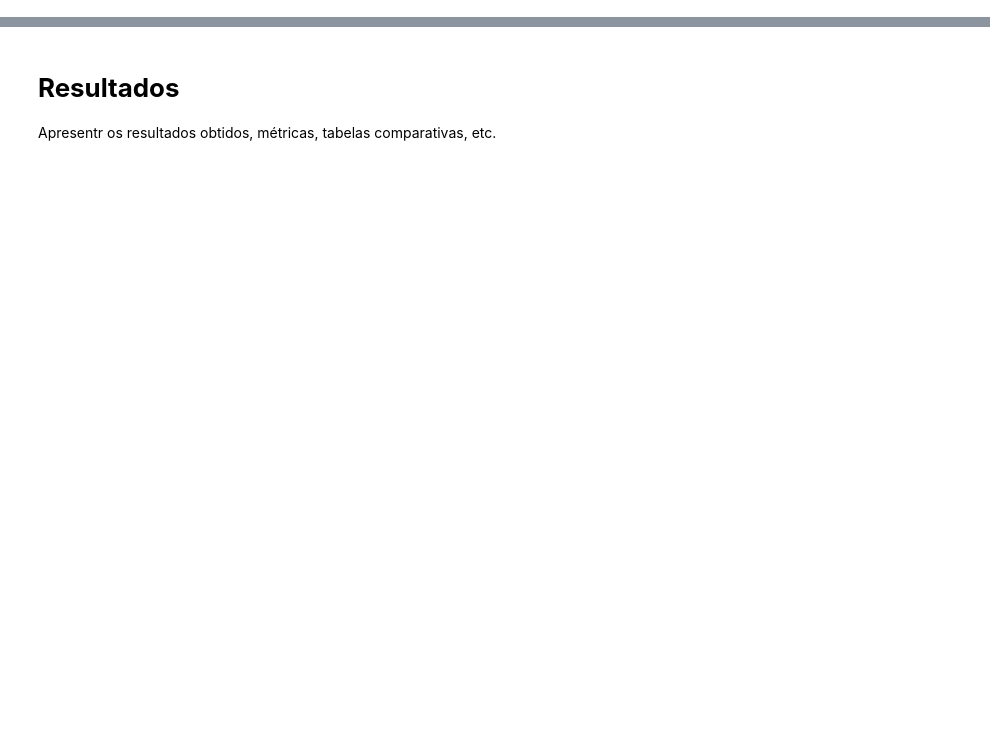
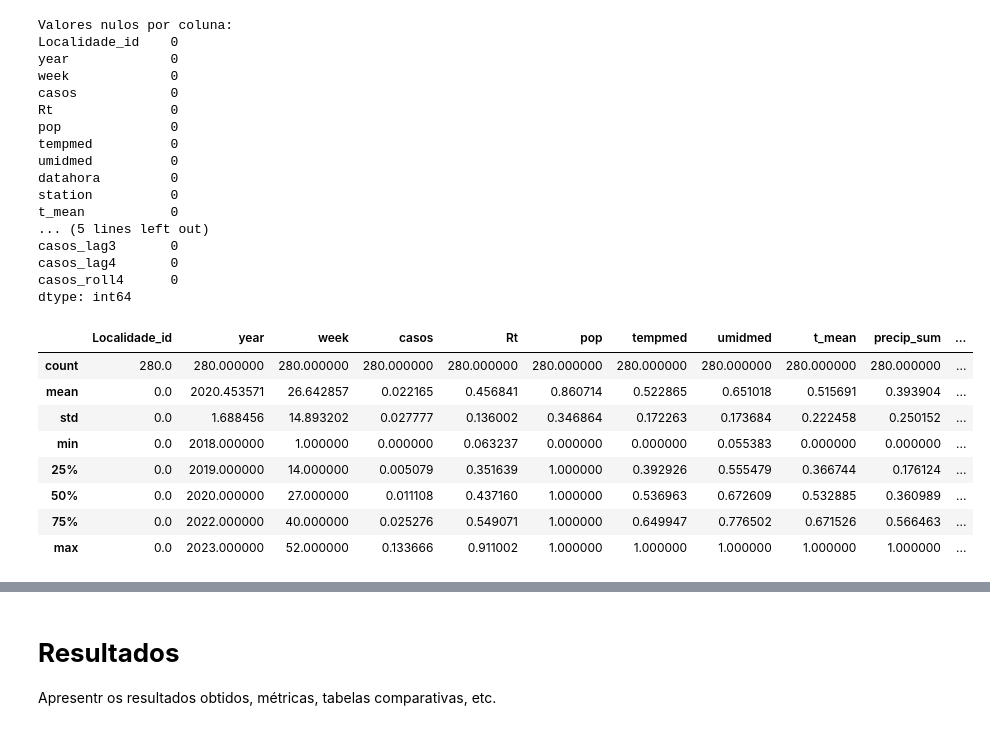
Before and after one commit to valdineyatilio/ProjetoAplicado-IV, a Jupyter notebook: A4/cd_projeto_aplicado_IV_entrega_4.ipynb, the cells around one changed output, grey strips where cells are left out. Saved outputs shown, nothing was run; the diff lists cells and outputs as text; code cells hidden in the pictures; blank space fills up the shorter version.

```diff
--- a/A4/cd_projeto_aplicado_IV_entrega_4.ipynb
+++ b/A4/cd_projeto_aplicado_IV_entrega_4.ipynb
@@ -51,0 +165,34 @@ Descrição metodológica para a criação, refinamento e validação dos modelo
+# %%
+# Verificação de nulos
+print("Valores nulos por coluna:")
+print(df.isnull().sum())
+
+# Estatísticas descritivas
+df.describe()
+# %% [output]
+Valores nulos por coluna:
+Localidade_id    0
+year             0
+week             0
+casos            0
+Rt               0
+pop              0
+tempmed          0
+umidmed          0
+datahora         0
+station          0
+t_mean           0
+... (5 lines left out)
+casos_lag3       0
+casos_lag4       0
+casos_roll4      0
+dtype: int64
+|  | Localidade_id | year | week | casos | Rt | pop | tempmed | umidmed | t_mean | precip_sum | ... |
+| count | 280.0 | 280.000000 | 280.000000 | 280.000000 | 280.000000 | 280.000000 | 280.000000 | 280.000000 | 280.000000 | 280.000000 | ... |
+| mean | 0.0 | 2020.453571 | 26.642857 | 0.022165 | 0.456841 | 0.860714 | 0.522865 | 0.651018 | 0.515691 | 0.393904 | ... |
+| std | 0.0 | 1.688456 | 14.893202 | 0.027777 | 0.136002 | 0.346864 | 0.172263 | 0.173684 | 0.222458 | 0.250152 | ... |
+| min | 0.0 | 2018.000000 | 1.000000 | 0.000000 | 0.063237 | 0.000000 | 0.000000 | 0.055383 | 0.000000 | 0.000000 | ... |
+| 25% | 0.0 | 2019.000000 | 14.000000 | 0.005079 | 0.351639 | 1.000000 | 0.392926 | 0.555479 | 0.366744 | 0.176124 | ... |
+| 50% | 0.0 | 2020.000000 | 27.000000 | 0.011108 | 0.437160 | 1.000000 | 0.536963 | 0.672609 | 0.532885 | 0.360989 | ... |
+| 75% | 0.0 | 2022.000000 | 40.000000 | 0.025276 | 0.549071 | 1.000000 | 0.649947 | 0.776502 | 0.671526 | 0.566463 | ... |
+| max | 0.0 | 2023.000000 | 52.000000 | 0.133666 | 0.911002 | 1.000000 | 1.000000 | 1.000000 | 1.000000 | 1.000000 | ... |
```
Also changed, not shown: parts of 29 cells of this notebook.
